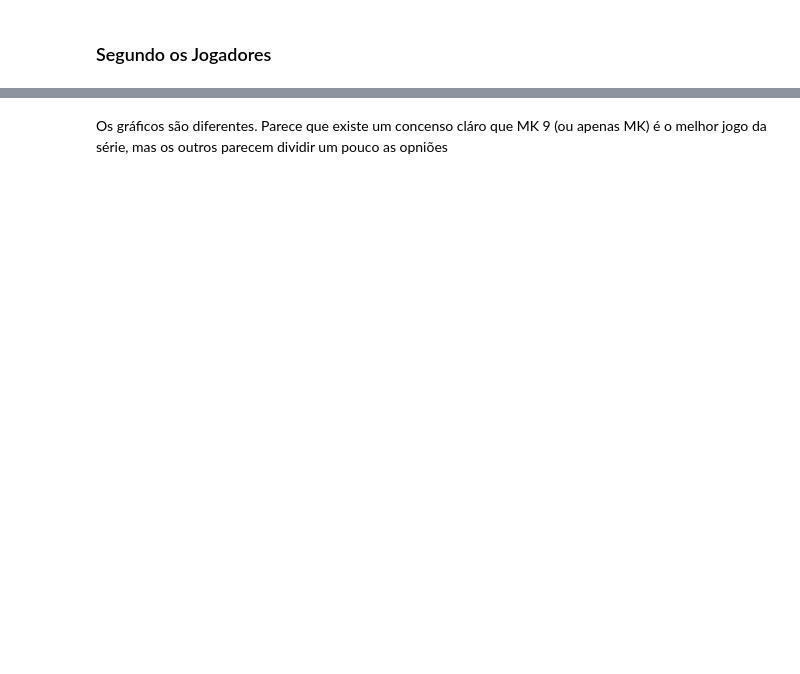
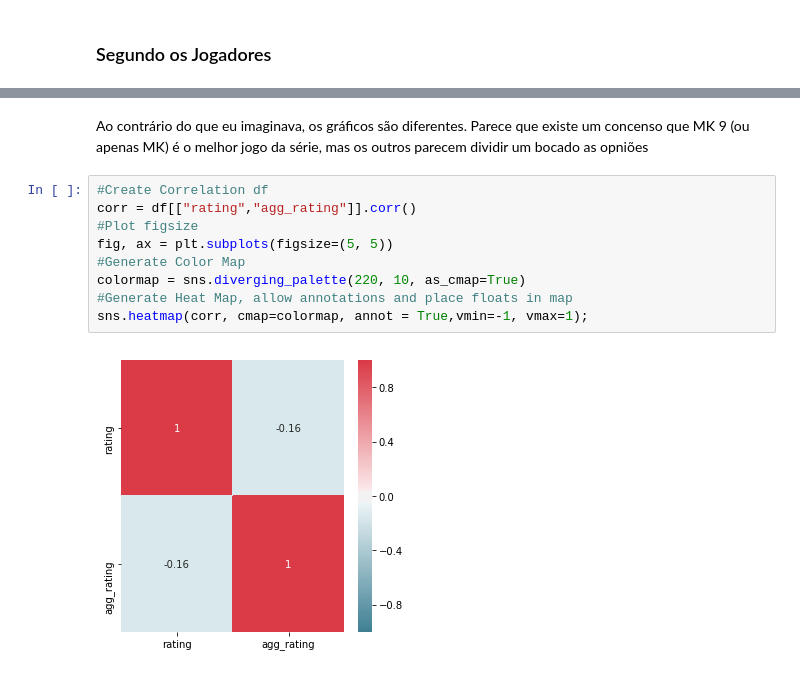
Before and after one commit to lorransr/mk_analysis, a Jupyter notebook: MK_analysis.ipynb, the cells around one changed output, grey strips where cells are left out. Saved outputs shown, nothing was run; the diff lists cells and outputs as text; blank space fills up the shorter version.

```diff
--- a/MK_analysis.ipynb
+++ b/MK_analysis.ipynb
@@ -289,2 +334,13 @@ Text(0, 0.5, '')
 # %% [markdown]
-Os gráficos são diferentes. Parece que existe um concenso cláro que MK 9 (ou apenas MK) é o melhor jogo da série, mas os outros parecem dividir um pouco as opniões
+Ao contrário do que eu imaginava, os gráficos são diferentes. Parece que existe um concenso que MK 9 (ou apenas MK) é o melhor jogo da série, mas os outros parecem dividir um bocado as opniões
+# %%
+#Create Correlation df
+corr = df[["rating","agg_rating"]].corr()
+#Plot figsize
+fig, ax = plt.subplots(figsize=(5, 5))
+#Generate Color Map
+colormap = sns.diverging_palette(220, 10, as_cmap=True)
+#Generate Heat Map, allow annotations and place floats in map
+sns.heatmap(corr, cmap=colormap, annot = True,vmin=-1, vmax=1);
+# %% [output]
+[figure, added]
```
Also changed, not shown: parts of 13 cells of this notebook.
